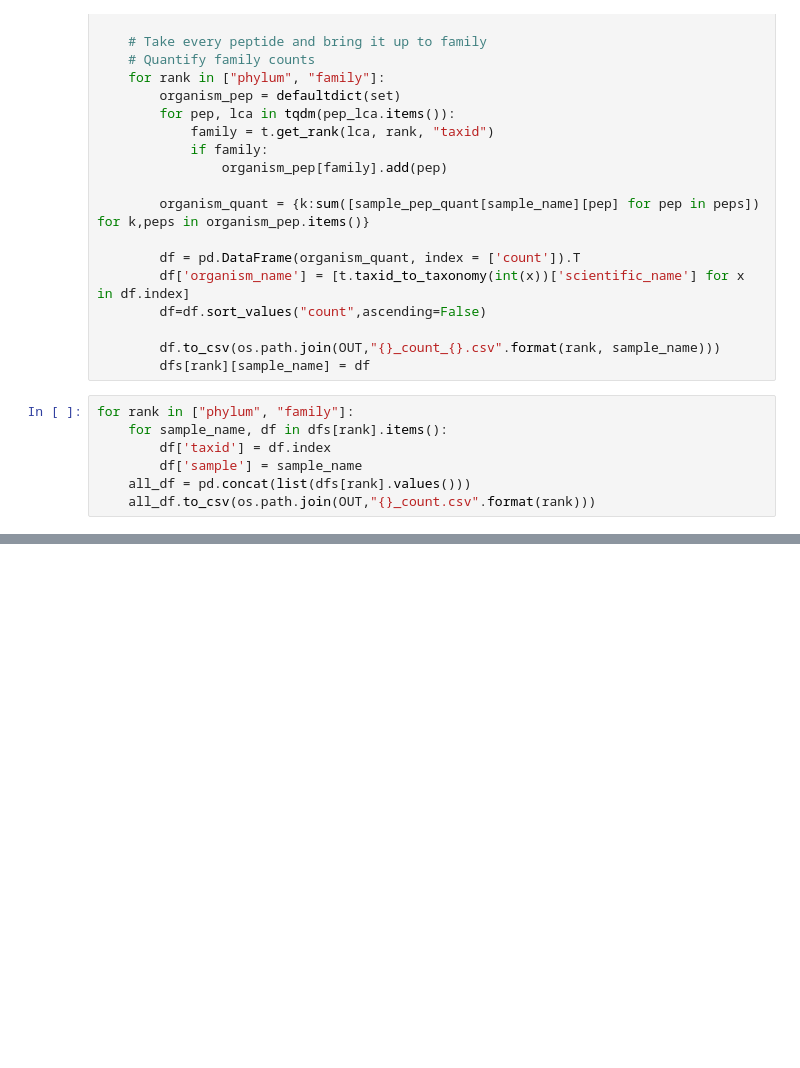
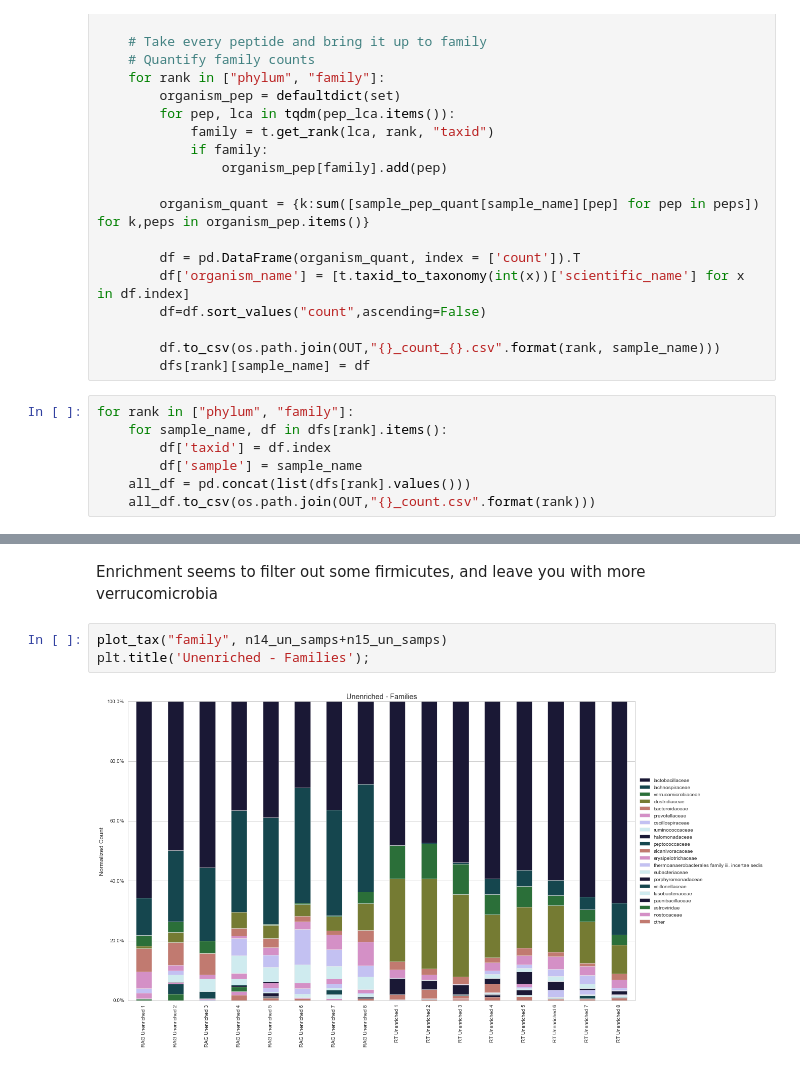
Before and after one commit to mmayers12/n15_mice, a Jupyter notebook: ipynbs/Taxonomy-analysis.ipynb, the cells around one changed output, grey strips where cells are left out. Saved outputs shown, nothing was run; the diff lists cells and outputs as text; blank space fills up the shorter version.

```diff
--- a/ipynbs/Taxonomy-analysis.ipynb
+++ b/ipynbs/Taxonomy-analysis.ipynb
@@ -249,0 +240,7 @@ f.subplots_adjust(right=0.8)
+# %% [markdown]
+Enrichment seems to filter out some firmicutes, and leave you with more verrucomicrobia
+# %%
+plot_tax("family", n14_un_samps+n15_un_samps)
+plt.title('Unenriched - Families');
+# %% [output]
+[figure, added]
```
Also changed, not shown: parts of 12 cells of this notebook.
